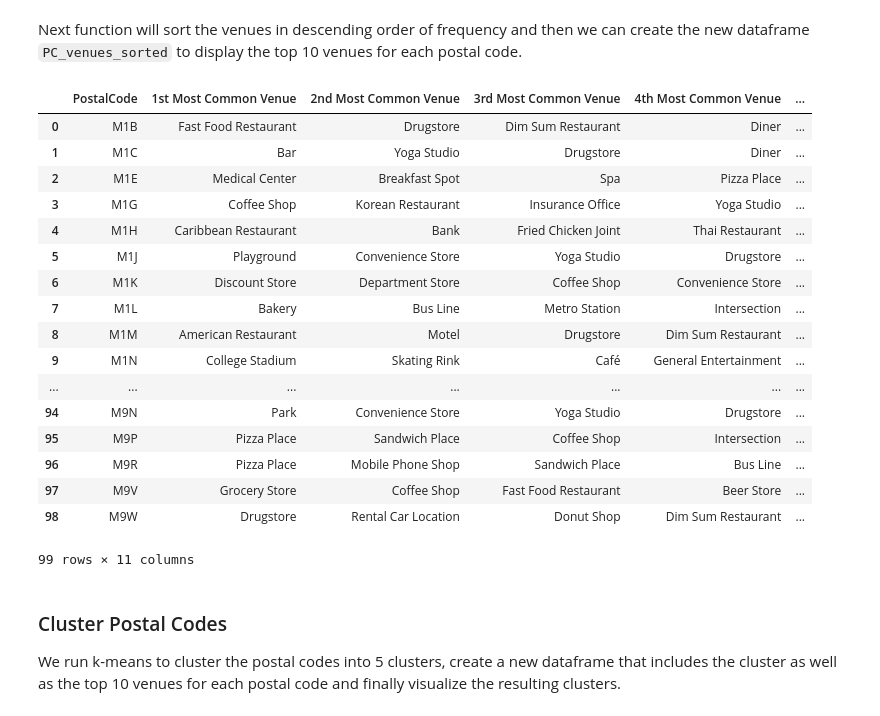
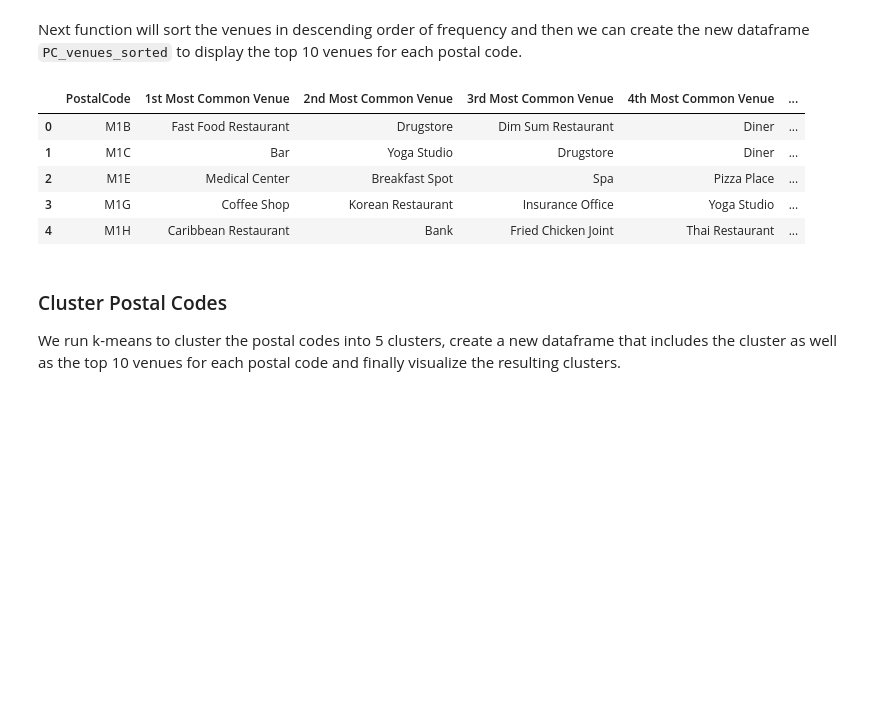
Before and after one commit to Estela23/Coursera_Capstone, a Jupyter notebook: Week 3: Segmenting and Clustering.ipynb, the cells around one changed output. Cells and saved outputs as stored; diff of their text form; code cells hidden in the pictures; blank space fills up the shorter version.

Commit message:
Published from Watson Studio.

```diff
--- a/Week 3: Segmenting and Clustering.ipynb
+++ b/Week 3: Segmenting and Clustering.ipynb
@@ -336,42 +336,30 @@ def return_most_common_venues(row, num_top_venues):
 # %%
 num_top_venues = 10
 indicators = ['st', 'nd', 'rd']
 
 # create columns according to number of top venues
 columns = ['PostalCode']
 for ind in np.arange(num_top_venues):
     try:
         columns.append('{}{} Most Common Venue'.format(ind+1, indicators[ind]))
     except:
         columns.append('{}th Most Common Venue'.format(ind+1))
 
 # create a new dataframe
 PC_venues_sorted = pd.DataFrame(columns=columns)
 PC_venues_sorted['PostalCode'] = toronto_grouped['PostalCode']
 
 for ind in np.arange(toronto_grouped.shape[0]):
     PC_venues_sorted.iloc[ind, 1:] = return_most_common_venues(toronto_grouped.iloc[ind, :], num_top_venues)
 
-PC_venues_sorted
+PC_venues_sorted.head()
 # %% [output]
 |  | PostalCode | 1st Most Common Venue | 2nd Most Common Venue | 3rd Most Common Venue | 4th Most Common Venue | ... |
 | 0 | M1B | Fast Food Restaurant | Drugstore | Dim Sum Restaurant | Diner | ... |
 | 1 | M1C | Bar | Yoga Studio | Drugstore | Diner | ... |
 | 2 | M1E | Medical Center | Breakfast Spot | Spa | Pizza Place | ... |
 | 3 | M1G | Coffee Shop | Korean Restaurant | Insurance Office | Yoga Studio | ... |
 | 4 | M1H | Caribbean Restaurant | Bank | Fried Chicken Joint | Thai Restaurant | ... |
-| 5 | M1J | Playground | Convenience Store | Yoga Studio | Drugstore | ... |
-| 6 | M1K | Discount Store | Department Store | Coffee Shop | Convenience Store | ... |
-| 7 | M1L | Bakery | Bus Line | Metro Station | Intersection | ... |
-| 8 | M1M | American Restaurant | Motel | Drugstore | Dim Sum Restaurant | ... |
-| 9 | M1N | College Stadium | Skating Rink | Café | General Entertainment | ... |
-| ... | ... | ... | ... | ... | ... | ... |
-| 94 | M9N | Park | Convenience Store | Yoga Studio | Drugstore | ... |
-| 95 | M9P | Pizza Place | Sandwich Place | Coffee Shop | Intersection | ... |
-| 96 | M9R | Pizza Place | Mobile Phone Shop | Sandwich Place | Bus Line | ... |
-| 97 | M9V | Grocery Store | Coffee Shop | Fast Food Restaurant | Beer Store | ... |
-| 98 | M9W | Drugstore | Rental Car Location | Donut Shop | Dim Sum Restaurant | ... |
-99 rows × 11 columns
 # %% [markdown]
 ### Cluster Postal Codes
 We run k-means to cluster the postal codes into 5 clusters, create a new dataframe that includes the cluster as well as the top 10 venues for each postal code and finally visualize the resulting clusters.
```
Also changed, not shown: parts of 1 cell of this notebook.
